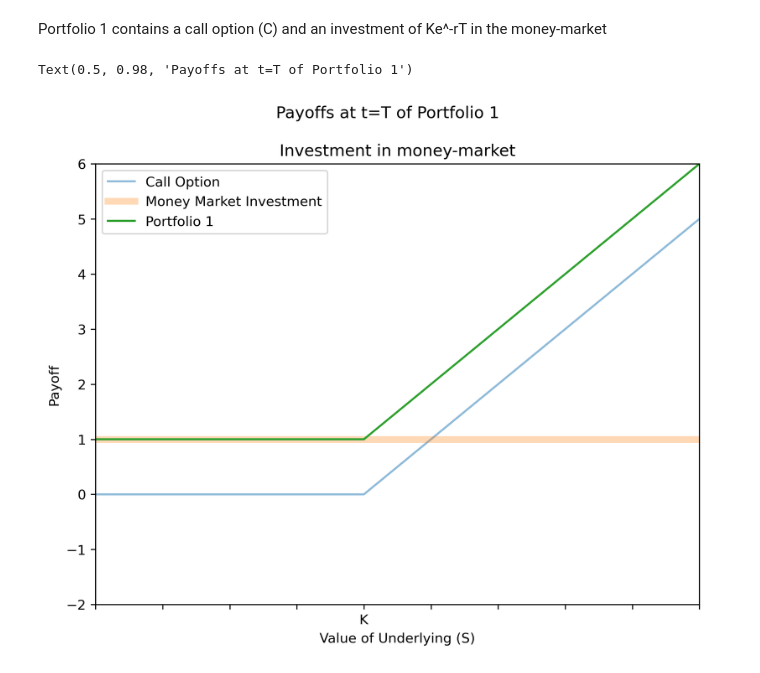
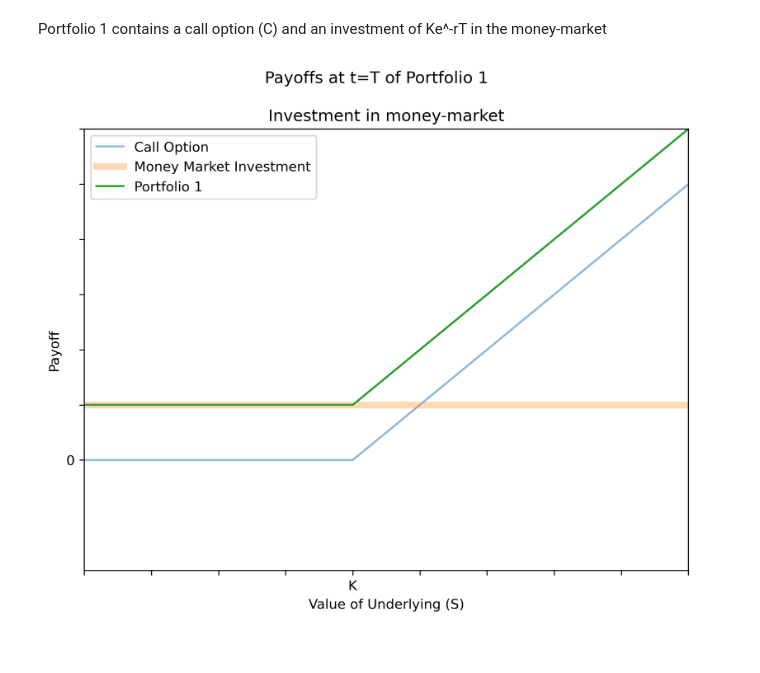
Before and after one commit to Caesar-blip/compfin_assignment1, a Jupyter notebook: q1_4.ipynb, the cells around one changed output. Cells and saved outputs as stored; diff of their text form; code cells hidden in the pictures.

```diff
--- a/q1_4.ipynb
+++ b/q1_4.ipynb
@@ -12,33 +12,28 @@ stock S with similar strike price K and maturity T.
 Portfolio 1 contains a call option (C) and an investment of Ke^-rT in the money-market
 # %%
 fig, axs = plt.subplots(1, figsize=(8,6), dpi=300)
-
-# axs[0].plot([0,1,2,3,4,5,6,7,8,9],[0,0,0,0,0,1,2,3,4,5])
-# axs[0].title.set_text('Call option')
-# axs[0].set_xlim(0, 9)
-# axs[0].set_ylim(-2, 6)
-# axs[1].plot([0,1,2,3,4,5,6,7,8,9],[1,1,1,1,1,1,1,1,1,1])
-# axs[1].title.set_text('Investment in money-market')
-# axs[1].set_xlim(0, 9)
-# axs[1].set_ylim(-2, 6)
 
 axs.plot([0,1,2,3,4,5,6,7,8,9],[0,0,0,0,0,1,2,3,4,5], alpha=0.5, label='Call Option')
 axs.plot([0,1,2,3,4,5,6,7,8,9],[1,1,1,1,1,1,1,1,1,1], alpha=0.3, lw=5, label='Money Market Investment')
 axs.plot([0,1,2,3,4,5,6,7,8,9],[1,1,1,1,1,2,3,4,5,6], label='Portfolio 1')
 axs.title.set_text('Investment in money-market')
 axs.set_xlim(0, 9)
 axs.set_ylim(-2, 6)
 # axs.set_yticklabels([])
 axs.xaxis.set_major_locator(mticker.FixedLocator([0,1,2,3,4,5,6,7,8,9]))
 axs.set_xticklabels(["","","","","K","","","","",""])
+
+axs.yaxis.set_major_locator(mticker.FixedLocator([0,1,2,3,4,5,6,7,8,9]))
+axs.set_yticklabels(["0","","","","","","","","",""])
 plt.xlabel("Value of Underlying (S)")
 plt.ylabel("Payoff")
 
 axs.legend()
 plt.suptitle('Payoffs at t=T of Portfolio 1')
+
+plt.savefig("figures/portfolio1.pdf")
 # %% [output]
-Text(0.5, 0.98, 'Payoffs at t=T of Portfolio 1')
-[figure, old version]
+[figure, new version]
 # %%
 fig, axs = plt.subplots(1, figsize=(8,6), dpi=300)
 
```
Also changed, not shown: parts of 1 cell of this notebook, 7 other files.
